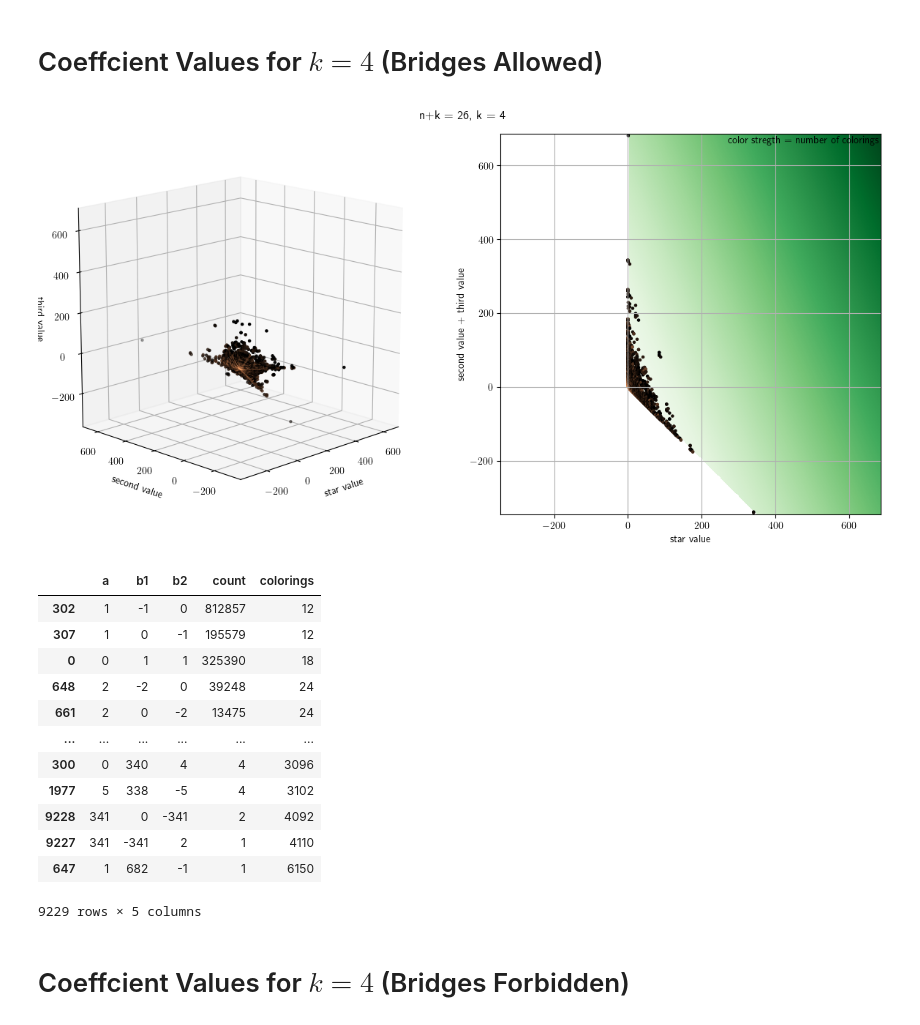
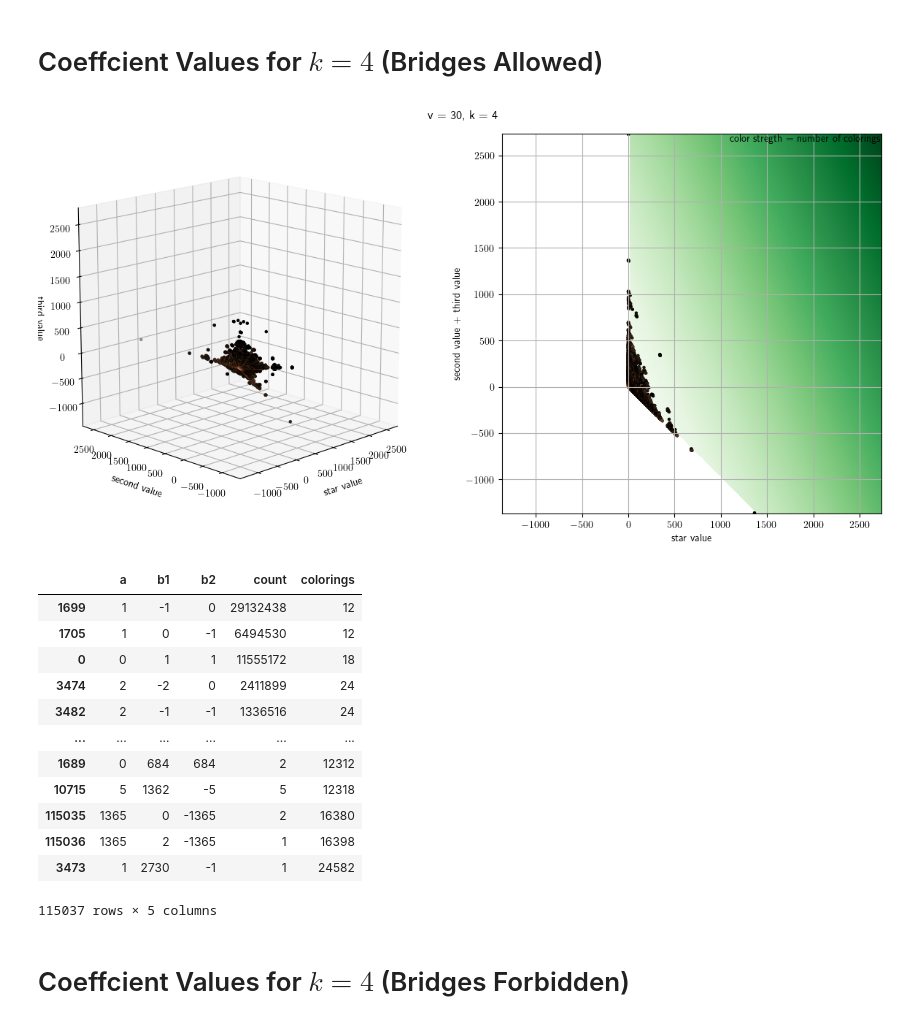
Before and after one commit to davidmisiak/flow-polynomials, a Jupyter notebook: analysis.ipynb, the cells around one changed output. Cells and saved outputs as stored; diff of their text form; code cells hidden in the pictures.

```diff
--- a/analysis.ipynb
+++ b/analysis.ipynb
@@ -312,7 +312,7 @@ def plot_k4(df, v, name):
     assert (a + b1 + b2 >= 0).all()
 
     fig = plt.figure(figsize=(12, 6))
-    fig.suptitle(f'n+k = {v}, k = 4')
+    fig.suptitle(f'v = {v}, k = 4')
 
     xs, ys, zs = a, b1, b2
     ax = fig.add_subplot(121, projection='3d')
@@ -354,7 +354,7 @@ def plot_k4(df, v, name):
     fig = plt.figure(figsize=(5, 5))
     xs, ys = a, b1 + b2
     ax = fig.add_subplot(111)
-    ax.set_title(f'$n+k = {v}$, $k = 4$')
+    ax.set_title(f'$v = {v}$, $k = 4$')
     ax.set_xlabel('$a$')
     ax.set_ylabel('$b_1+b_2$')
     min_ = min(xs.min(), ys.min())-5
@@ -363,32 +363,32 @@ def plot_k4(df, v, name):
     ax.set_ylim(min_, max_)
     ax.set_aspect('equal')
     ax.scatter(xs, ys,c='k', s=3)
-    ax.plot([0, -0.001], [0, 5000], color=CYAN)
-    ax.plot([0, 1000], [0, -1000], color=MAGENTA)
+    ax.plot([0, -0.001], [0, 500000], color=CYAN)
+    ax.plot([0, 100000], [0, -100000], color=MAGENTA)
     plt.grid()
-    plt.savefig(f'generated-plots/coef-scatter-{name}.pdf', bbox_inches='tight', dpi=600)
+    plt.savefig(f'generated-plots/coef-scatter-{name}.png', bbox_inches='tight', dpi=1200)
     plt.close()
 
     return df_agg.sort_values(by='colorings')
 # %% [markdown]
 # Coeffcient Values for $k=4$ (Bridges Allowed)
 # %%
-plot_k4(df_k4_c2m2dP4, 26, 'c2m2dP4')
+plot_k4(df_k4_c2m2dP4, 30, 'c2m2dP4')
 # %% [output]
-[figure, old version]
+[figure, new version]
 |  | a | b1 | b2 | count | colorings |
-| 302 | 1 | -1 | 0 | 812857 | 12 |
-| 307 | 1 | 0 | -1 | 195579 | 12 |
-| 0 | 0 | 1 | 1 | 325390 | 18 |
-| 648 | 2 | -2 | 0 | 39248 | 24 |
-| 661 | 2 | 0 | -2 | 13475 | 24 |
+| 1699 | 1 | -1 | 0 | 29132438 | 12 |
+| 1705 | 1 | 0 | -1 | 6494530 | 12 |
+| 0 | 0 | 1 | 1 | 11555172 | 18 |
+| 3474 | 2 | -2 | 0 | 2411899 | 24 |
+| 3482 | 2 | -1 | -1 | 1336516 | 24 |
 | ... | ... | ... | ... | ... | ... |
-| 300 | 0 | 340 | 4 | 4 | 3096 |
-| 1977 | 5 | 338 | -5 | 4 | 3102 |
-| 9228 | 341 | 0 | -341 | 2 | 4092 |
-| 9227 | 341 | -341 | 2 | 1 | 4110 |
-| 647 | 1 | 682 | -1 | 1 | 6150 |
+| 1689 | 0 | 684 | 684 | 2 | 12312 |
+| 10715 | 5 | 1362 | -5 | 5 | 12318 |
+| 115035 | 1365 | 0 | -1365 | 2 | 16380 |
+| 115036 | 1365 | 2 | -1365 | 1 | 16398 |
+| 3473 | 1 | 2730 | -1 | 1 | 24582 |
-9229 rows × 5 columns
+115037 rows × 5 columns
 # %% [markdown]
 # Coeffcient Values for $k=4$ (Bridges Forbidden)
 # %%
```
Also changed, not shown: parts of 5 cells of this notebook, 1 other file.
